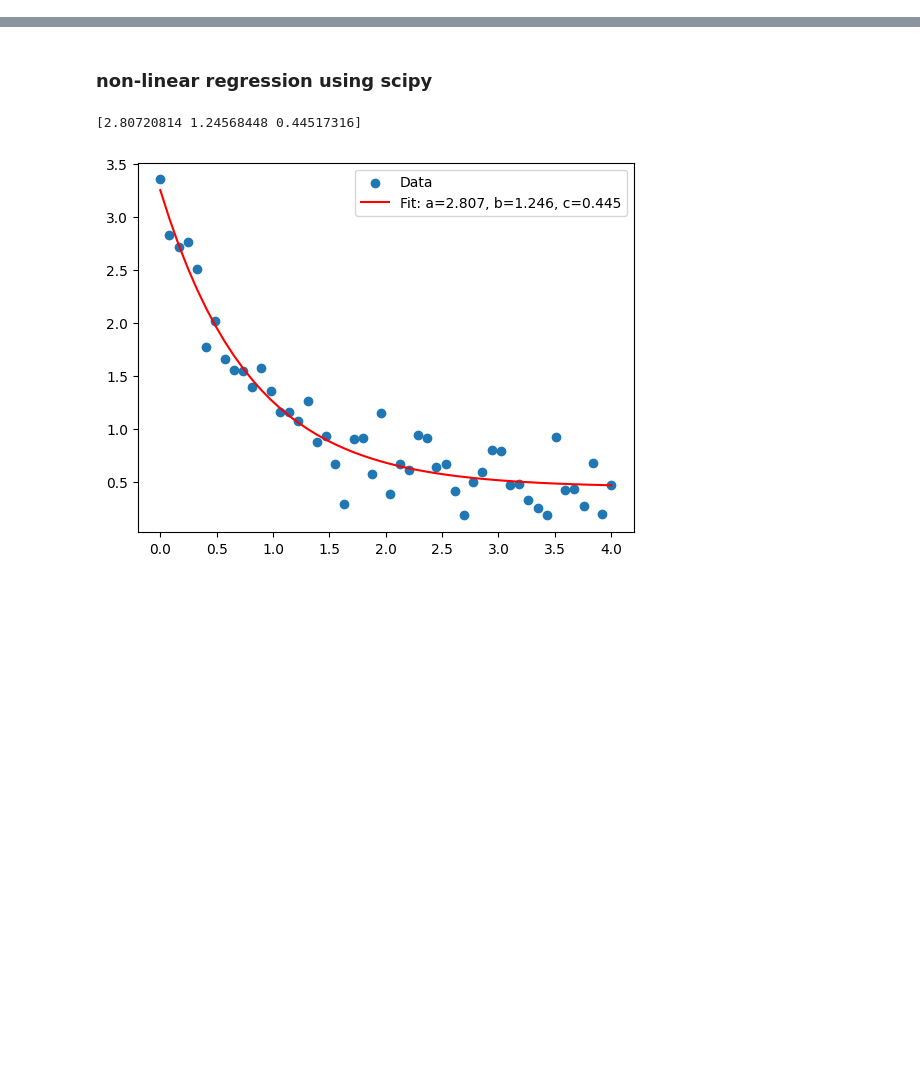
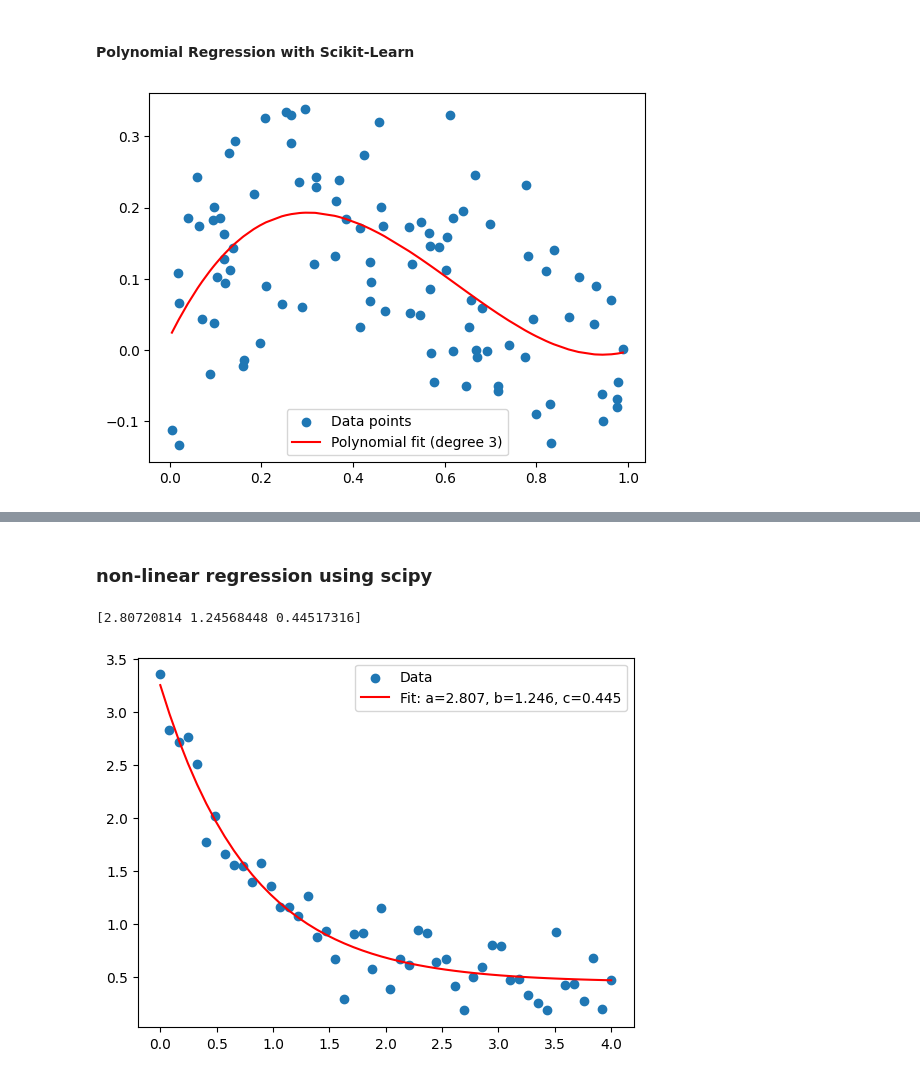
Before and after one commit to sanket238/CSCN8010, a Jupyter notebook: class_notebooks/non_linear_regression/non_linear_regression.ipynb, the cells around one changed output, grey strips where cells are left out. Saved outputs shown, nothing was run; the diff lists cells and outputs as text; code cells hidden in the pictures; blank space fills up the shorter version.

```diff
--- a/class_notebooks/non_linear_regression/non_linear_regression.ipynb
+++ b/class_notebooks/non_linear_regression/non_linear_regression.ipynb
@@ -0,0 +29,31 @@
+# %% [markdown]
+#### Polynomial Regression with Scikit-Learn
+# %%
+import numpy as np
+import matplotlib.pyplot as plt
+from sklearn.preprocessing import PolynomialFeatures
+from sklearn.linear_model import LinearRegression
+from sklearn.pipeline import make_pipeline
+
+# Generate synthetic data
+np.random.seed(0)
+x = np.sort(np.random.rand(100))
+y = x**3 - 2*x**2 + x + np.random.randn(100)*0.1  # cubic relationship with some noise
+
+# Reshape x to be a 2D array of size (n_samples, n_features)
+X = x[:, np.newaxis]
+
+# Create a pipeline that first creates polynomial features and then fits a linear regression model
+model = make_pipeline(PolynomialFeatures(3), LinearRegression())
+model.fit(X, y)
+
+# Predict y-values for the original x-values
+yfit = model.predict(X)
+
+# Plot the data and the polynomial fit
+plt.scatter(x, y, label='Data points')
+plt.plot(x, yfit, color='red', label='Polynomial fit (degree 3)')
+plt.legend()
+plt.show()
+# %% [output]
+[figure, added]
```
Also changed, not shown: parts of 5 cells of this notebook.
